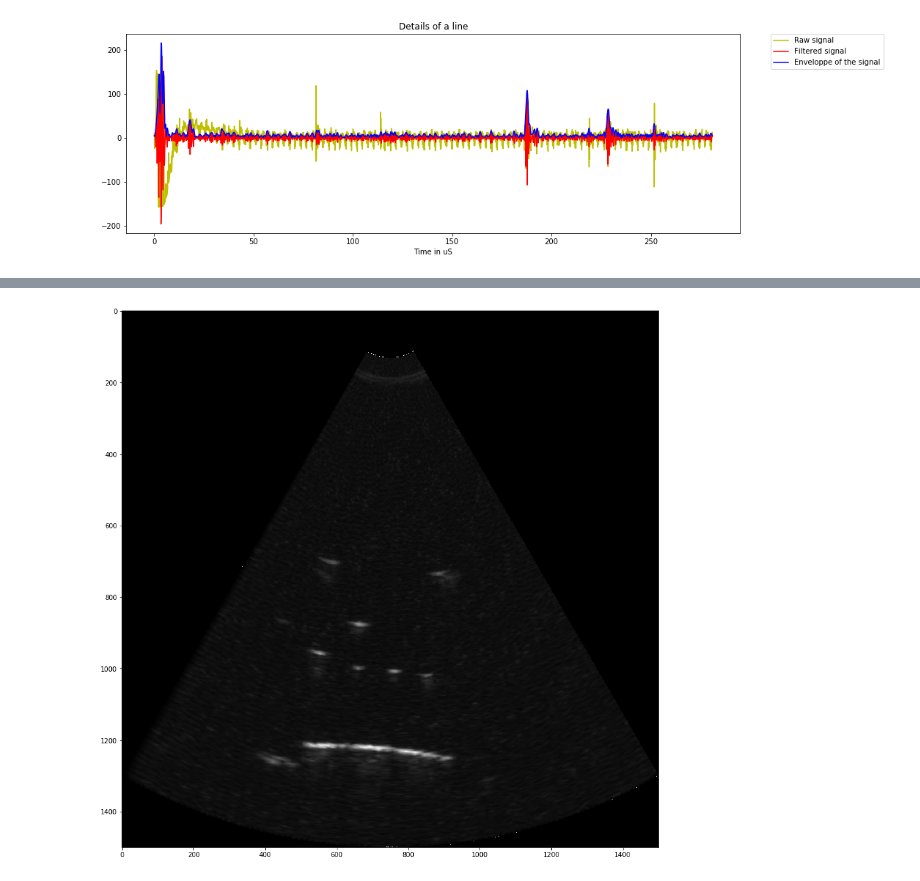
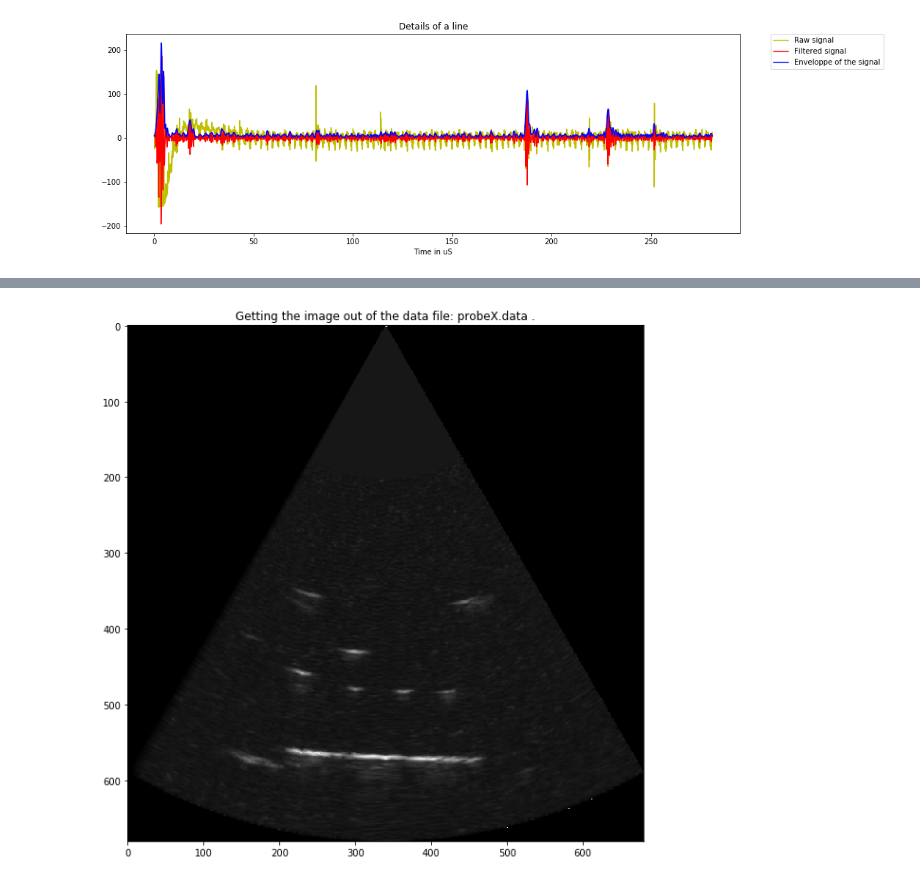
Before and after one commit to kelu124/echomods, a Jupyter notebook: elmo/data/20170715-ProbeTest.ipynb, the cells around one changed output, grey strips where cells are left out. Drawn from its saved outputs; the diff is of its cells as text; code cells hidden in the pictures.

Commit message:
New images

```diff
--- a/elmo/data/20170715-ProbeTest.ipynb
+++ b/elmo/data/20170715-ProbeTest.ipynb
@@ -181,5 +175,13 @@ for m in range(250):
+# %%
+Val = np.average(tableData)
+tableData = np.asarray(FH).reshape((1000,2*2500))
+Offset = 400
+MinTable = 10*np.min(tableData)
+Zeroes = np.zeros((1000,Offset))+Val
+BigTable = []
+BigTable = np.append(Zeroes, tableData, axis=1)
 # %%
-tableData = tableData[:,:3000]
+tableData = BigTable[:,:3000+Offset]
 plt.imshow((abs(tableData)), aspect='auto')
 plt.axhline(IndexLine, color='r', linestyle='--')
 plt.title("Mapping the data from "+RawData.split("/")[-1]+" .")
@@ -206,14 +212,17 @@ plt.show()
 # %%
 DecImg = []
-for i in range(200):
-    tmp = decimate(tableData[ListOfPoints[0]-100+i], 2, ftype='fir')
-    tmp += decimate(tableData[ListOfPoints[1]-100+i], 2, ftype='fir')
-    tmp += decimate(tableData[ListOfPoints[2]-100+i], 2, ftype='fir')
+for i in range(150):
+    tmp = decimate(tableData[ListOfPoints[0]-70+i], 5, ftype='fir')
+    tmp += decimate(tableData[ListOfPoints[1]-70+i], 5, ftype='fir')
+    tmp += decimate(tableData[ListOfPoints[2]-70+i], 5, ftype='fir')
     DecImg.append(tmp)
+#SmallImg = DecImg
 SmallImg = []
 for i in range(len(DecImg)/2):
     SmallImg.append((DecImg[2*i]+DecImg[2*i+1])/2)
-#plt.axhline(IndexLine/2, color='r', linestyle='--')
+
+plt.axhline(IndexLine/2, color='r', linestyle='--')
+
 plt.imshow(np.asarray(SmallImg)**(0.7),cmap=plt.get_cmap('gray'), aspect='auto')
-plt.savefig('Imgs/mapCleanImageDec_'+RawData.split("/")[-1]+str(Start)+"-"+str(Stop)+".jpg", bbox_inches='tight')
+plt.savefig('Imgs/CompiledImage_'+RawData.split("/")[-1]+".jpg", bbox_inches='tight')
 plt.show()
@@ -221,7 +232,7 @@ plt.show()
 def CreateSC(RawImgData):
     LenLinesC = np.shape(RawImgData)[1]
     NbLinesC = np.shape(RawImgData)[0]
-    SC = np.zeros((LenLinesC,LenLinesC))
+    SC = np.zeros((LenLinesC,LenLinesC))+Val
     SC += 1
     maxAngle = 60.0
     step = maxAngle/(NbLinesC+1)
@@ -264,8 +275,10 @@ if not(Debug):
     grid_z1H = griddata(pointsH, valuesH, (grid_xH, grid_yH), method='linear')
 # %%
 if not(Debug):
-    plt.figure(figsize=(15,15))
-    plt.imshow((grid_z1H**0.8),cmap=plt.get_cmap('gray'))
+    plt.figure(figsize=(10,10))
+    plt.imshow((grid_z1H**0.7),cmap=plt.get_cmap('gray'))
+    plt.title("Getting the image out of the data file: "+RawData.split("/")[-1]+" .")
+    plt.savefig('Imgs/pic_'+RawData.split("/")[-1]+".jpg", bbox_inches='tight')
     plt.show()
 # %% [output]
-[figure, old version]
+[figure, new version]
```
Also changed, not shown: parts of 6 cells of this notebook, 6 other files.
